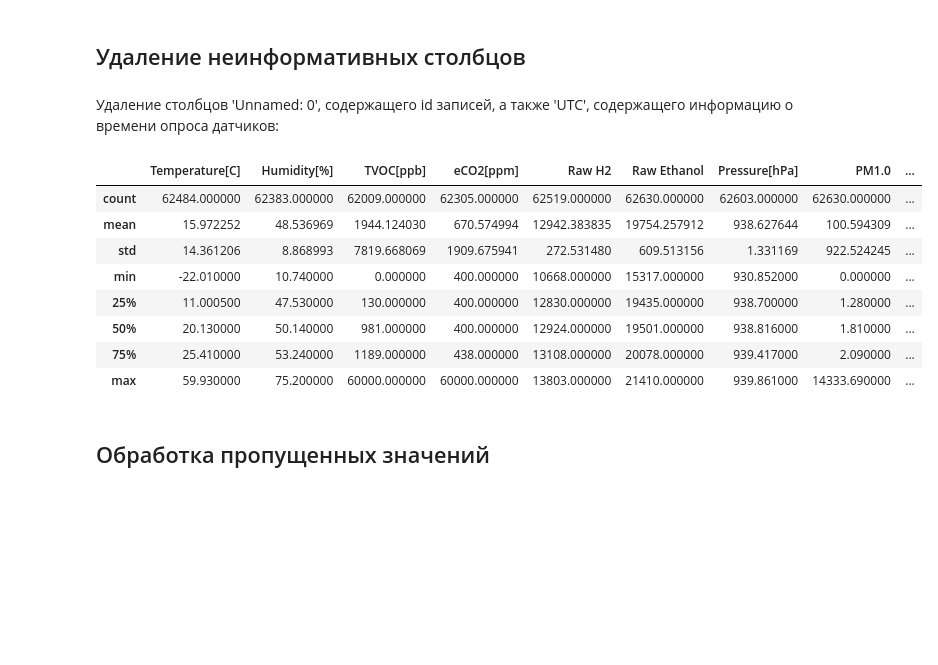
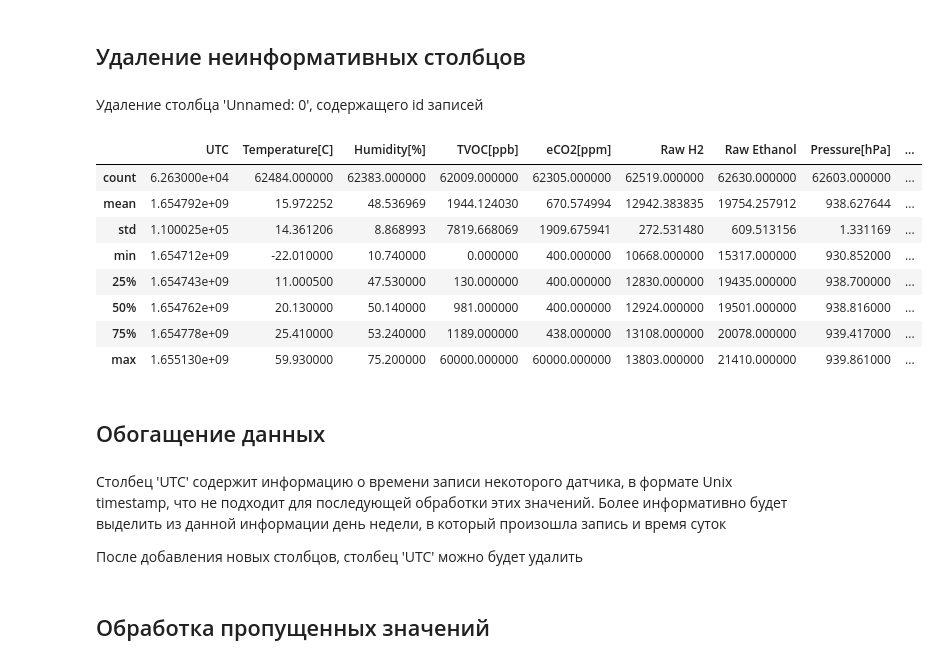
Before and after one commit to smnk-1/ML-studying, a Jupyter notebook: notebooks/SmokeDetectorEDA.ipynb, the cells around one changed output. Saved outputs shown, nothing was run; the diff lists cells and outputs as text; code cells hidden in the pictures; blank space fills up the shorter version.

```diff
--- a/notebooks/SmokeDetectorEDA.ipynb
+++ b/notebooks/SmokeDetectorEDA.ipynb
@@ -53,17 +56,23 @@ data.head(20)
 # %% [markdown]
 ## Удаление неинформативных столбцов
 # %% [markdown]
-Удаление столбцов 'Unnamed: 0', содержащего id записей, а также 'UTC', содержащего информацию о времени опроса датчиков:
+Удаление столбца 'Unnamed: 0', содержащего id записей
 # %%
-data = data.drop(['Unnamed: 0', 'UTC'], axis=1)
+data = data.drop(['Unnamed: 0'], axis=1)
 data.describe()
 # %% [output]
-|  | Temperature[C] | Humidity[%] | TVOC[ppb] | eCO2[ppm] | Raw H2 | Raw Ethanol | Pressure[hPa] | PM1.0 | ... |
-| count | 62484.000000 | 62383.000000 | 62009.000000 | 62305.000000 | 62519.000000 | 62630.000000 | 62603.000000 | 62630.000000 | ... |
-| mean | 15.972252 | 48.536969 | 1944.124030 | 670.574994 | 12942.383835 | 19754.257912 | 938.627644 | 100.594309 | ... |
-| std | 14.361206 | 8.868993 | 7819.668069 | 1909.675941 | 272.531480 | 609.513156 | 1.331169 | 922.524245 | ... |
-| min | -22.010000 | 10.740000 | 0.000000 | 400.000000 | 10668.000000 | 15317.000000 | 930.852000 | 0.000000 | ... |
-| 25% | 11.000500 | 47.530000 | 130.000000 | 400.000000 | 12830.000000 | 19435.000000 | 938.700000 | 1.280000 | ... |
-| 50% | 20.130000 | 50.140000 | 981.000000 | 400.000000 | 12924.000000 | 19501.000000 | 938.816000 | 1.810000 | ... |
-| 75% | 25.410000 | 53.240000 | 1189.000000 | 438.000000 | 13108.000000 | 20078.000000 | 939.417000 | 2.090000 | ... |
-| max | 59.930000 | 75.200000 | 60000.000000 | 60000.000000 | 13803.000000 | 21410.000000 | 939.861000 | 14333.690000 | ... |
+|  | UTC | Temperature[C] | Humidity[%] | TVOC[ppb] | eCO2[ppm] | Raw H2 | Raw Ethanol | Pressure[hPa] | ... |
+| count | 6.263000e+04 | 62484.000000 | 62383.000000 | 62009.000000 | 62305.000000 | 62519.000000 | 62630.000000 | 62603.000000 | ... |
+| mean | 1.654792e+09 | 15.972252 | 48.536969 | 1944.124030 | 670.574994 | 12942.383835 | 19754.257912 | 938.627644 | ... |
+| std | 1.100025e+05 | 14.361206 | 8.868993 | 7819.668069 | 1909.675941 | 272.531480 | 609.513156 | 1.331169 | ... |
+| min | 1.654712e+09 | -22.010000 | 10.740000 | 0.000000 | 400.000000 | 10668.000000 | 15317.000000 | 930.852000 | ... |
+| 25% | 1.654743e+09 | 11.000500 | 47.530000 | 130.000000 | 400.000000 | 12830.000000 | 19435.000000 | 938.700000 | ... |
+| 50% | 1.654762e+09 | 20.130000 | 50.140000 | 981.000000 | 400.000000 | 12924.000000 | 19501.000000 | 938.816000 | ... |
+| 75% | 1.654778e+09 | 25.410000 | 53.240000 | 1189.000000 | 438.000000 | 13108.000000 | 20078.000000 | 939.417000 | ... |
+| max | 1.655130e+09 | 59.930000 | 75.200000 | 60000.000000 | 60000.000000 | 13803.000000 | 21410.000000 | 939.861000 | ... |
+# %% [markdown]
+## Обогащение данных
+# %% [markdown]
+Столбец 'UTC' содержит информацию о времени записи некоторого датчика, в формате Unix timestamp, что не подходит для последующей обработки этих значений. Более информативно будет выделить из данной информации день недели, в который произошла запись и время суток
+
+После добавления новых столбцов, столбец 'UTC' можно будет удалить
```
Also changed, not shown: parts of 27 cells of this notebook.
